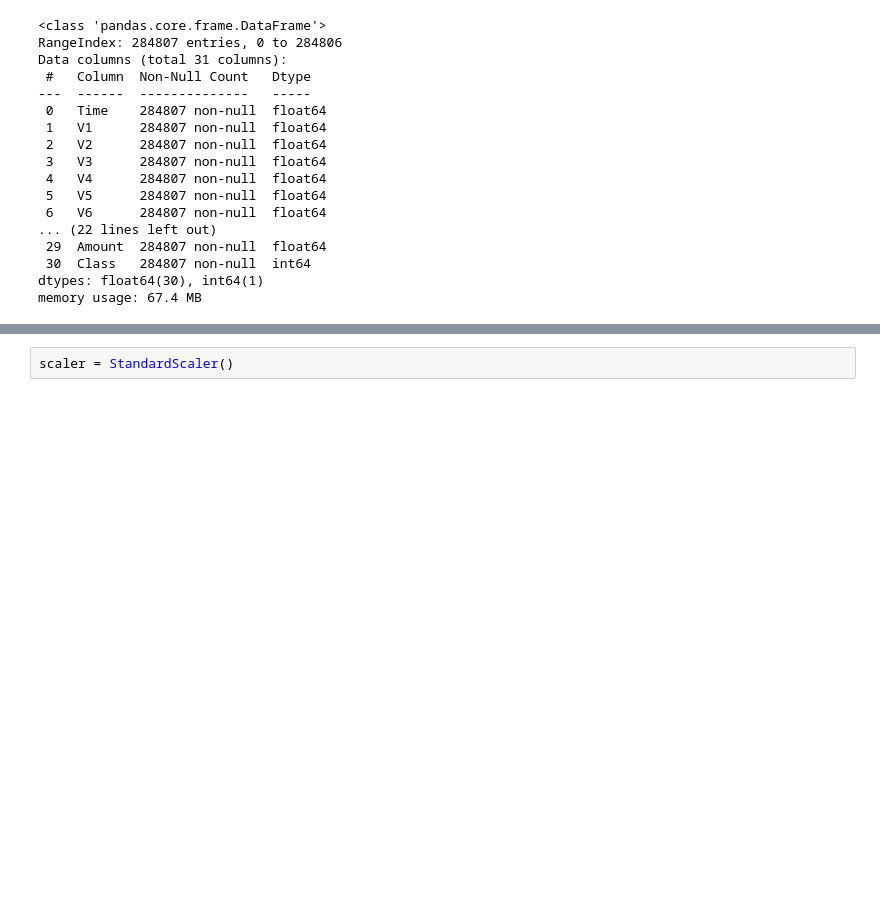
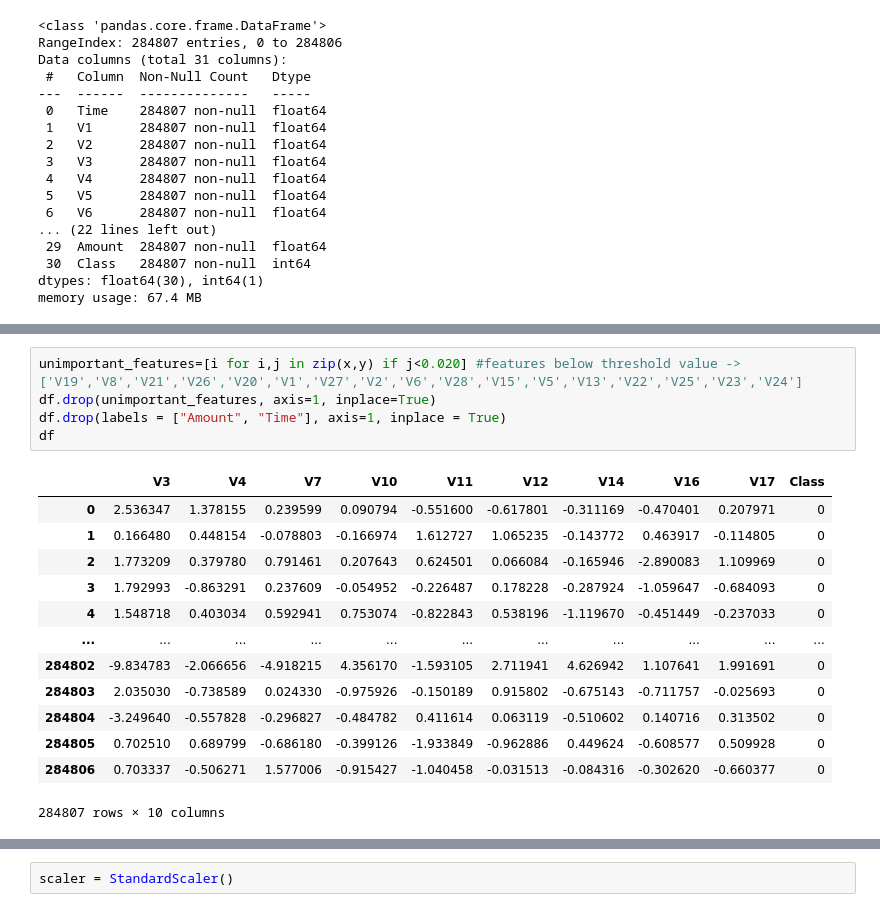
Before and after one commit to mosahle7/ML, a Jupyter notebook: Credit Card Fraud Detection.ipynb, the cells around one changed output, grey strips where cells are left out. Drawn from its saved outputs; the diff is of its cells as text; blank space fills up the shorter version.

```diff
--- a/Credit Card Fraud Detection.ipynb
+++ b/Credit Card Fraud Detection.ipynb
@@ -74,3 +129,22 @@ memory usage: 67.4 MB
+# %%
+unimportant_features=[i for i,j in zip(x,y) if j<0.020] #features below threshold value -> ['V19','V8','V21','V26','V20','V1','V27','V2','V6','V28','V15','V5','V13','V22','V25','V23','V24']
+df.drop(unimportant_features, axis=1, inplace=True)
+df.drop(labels = ["Amount", "Time"], axis=1, inplace = True)
+df
+# %% [output]
+|  | V3 | V4 | V7 | V10 | V11 | V12 | V14 | V16 | V17 | Class |
+| 0 | 2.536347 | 1.378155 | 0.239599 | 0.090794 | -0.551600 | -0.617801 | -0.311169 | -0.470401 | 0.207971 | 0 |
+| 1 | 0.166480 | 0.448154 | -0.078803 | -0.166974 | 1.612727 | 1.065235 | -0.143772 | 0.463917 | -0.114805 | 0 |
+| 2 | 1.773209 | 0.379780 | 0.791461 | 0.207643 | 0.624501 | 0.066084 | -0.165946 | -2.890083 | 1.109969 | 0 |
+| 3 | 1.792993 | -0.863291 | 0.237609 | -0.054952 | -0.226487 | 0.178228 | -0.287924 | -1.059647 | -0.684093 | 0 |
+| 4 | 1.548718 | 0.403034 | 0.592941 | 0.753074 | -0.822843 | 0.538196 | -1.119670 | -0.451449 | -0.237033 | 0 |
+| ... | ... | ... | ... | ... | ... | ... | ... | ... | ... | ... |
+| 284802 | -9.834783 | -2.066656 | -4.918215 | 4.356170 | -1.593105 | 2.711941 | 4.626942 | 1.107641 | 1.991691 | 0 |
+| 284803 | 2.035030 | -0.738589 | 0.024330 | -0.975926 | -0.150189 | 0.915802 | -0.675143 | -0.711757 | -0.025693 | 0 |
+| 284804 | -3.249640 | -0.557828 | -0.296827 | -0.484782 | 0.411614 | 0.063119 | -0.510602 | 0.140716 | 0.313502 | 0 |
+| 284805 | 0.702510 | 0.689799 | -0.686180 | -0.399126 | -1.933849 | -0.962886 | 0.449624 | -0.608577 | 0.509928 | 0 |
+| 284806 | 0.703337 | -0.506271 | 1.577006 | -0.915427 | -1.040458 | -0.031513 | -0.084316 | -0.302620 | -0.660377 | 0 |
+284807 rows × 10 columns
 # %%
 features = df.columns.drop('Class')
 features
```
Also changed, not shown: parts of 32 cells of this notebook.
